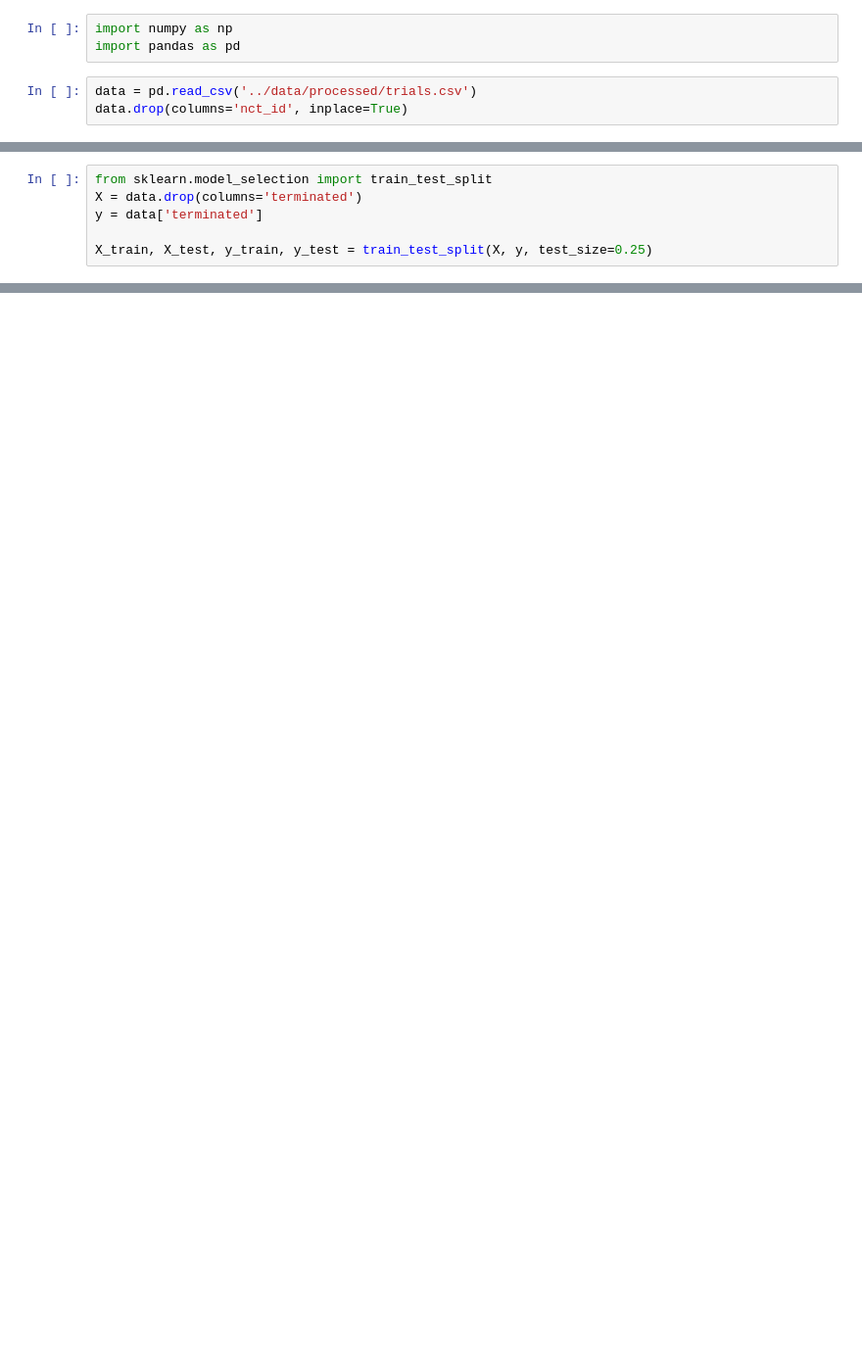
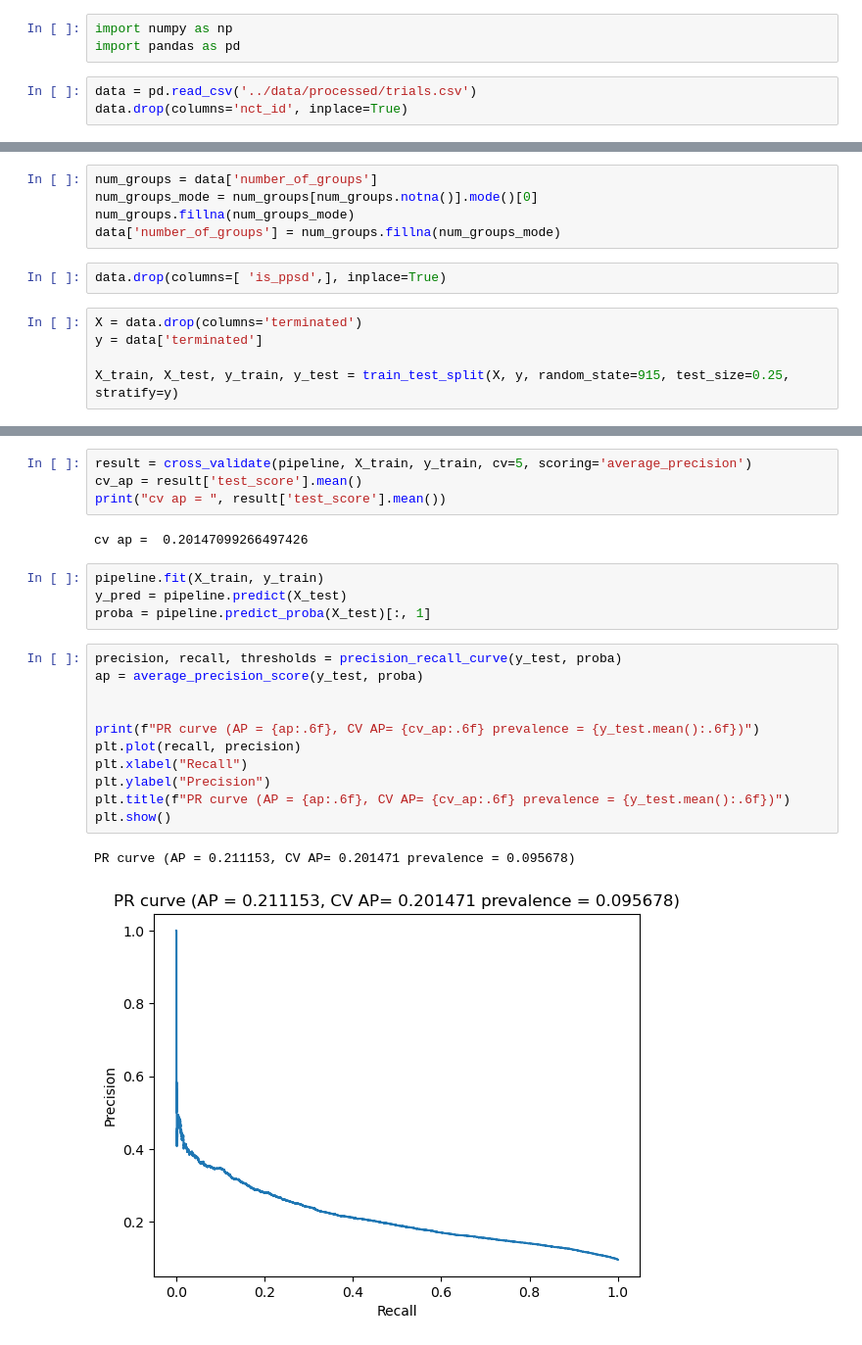
Before and after one commit to danherbb/clinical-trial-termination-risk, a Jupyter notebook: notebooks/modeling.ipynb, the cells around one changed output, grey strips where cells are left out. Shown at 98% size. Cells and saved outputs as stored; diff of their text form; blank space fills up the shorter version.

```diff
--- a/notebooks/modeling.ipynb
+++ b/notebooks/modeling.ipynb
@@ -29,6 +57,12 @@ terminated : [False  True] : bool
+# %%
+num_groups = data['number_of_groups']
+num_groups_mode = num_groups[num_groups.notna()].mode()[0]
+num_groups.fillna(num_groups_mode)
+data['number_of_groups'] = num_groups.fillna(num_groups_mode)
+# %%
+data.drop(columns=[ 'is_ppsd',], inplace=True)
 # %%
-from sklearn.model_selection import train_test_split
 X = data.drop(columns='terminated')
 y = data['terminated']
 
-X_train, X_test, y_train, y_test = train_test_split(X, y, test_size=0.25)
+X_train, X_test, y_train, y_test = train_test_split(X, y, random_state=915, test_size=0.25, stratify=y)
@@ -75,0 +128,24 @@ from sklearn.compose import ColumnTransformer
+# %%
+result = cross_validate(pipeline, X_train, y_train, cv=5, scoring='average_precision')
+cv_ap = result['test_score'].mean()
+print("cv ap = ", result['test_score'].mean())
+# %% [output]
+cv ap =  0.20147099266497426
+# %%
+pipeline.fit(X_train, y_train)
+y_pred = pipeline.predict(X_test)
+proba = pipeline.predict_proba(X_test)[:, 1]
+# %%
+precision, recall, thresholds = precision_recall_curve(y_test, proba)
+ap = average_precision_score(y_test, proba)
+
+
+print(f"PR curve (AP = {ap:.6f}, CV AP= {cv_ap:.6f} prevalence = {y_test.mean():.6f})")
+plt.plot(recall, precision)
+plt.xlabel("Recall")
+plt.ylabel("Precision")
+plt.title(f"PR curve (AP = {ap:.6f}, CV AP= {cv_ap:.6f} prevalence = {y_test.mean():.6f})")
+plt.show()
+# %% [output]
+PR curve (AP = 0.211153, CV AP= 0.201471 prevalence = 0.095678)
+[figure, added]
```
Also changed, not shown: parts of 14 cells of this notebook, 5 other files.
